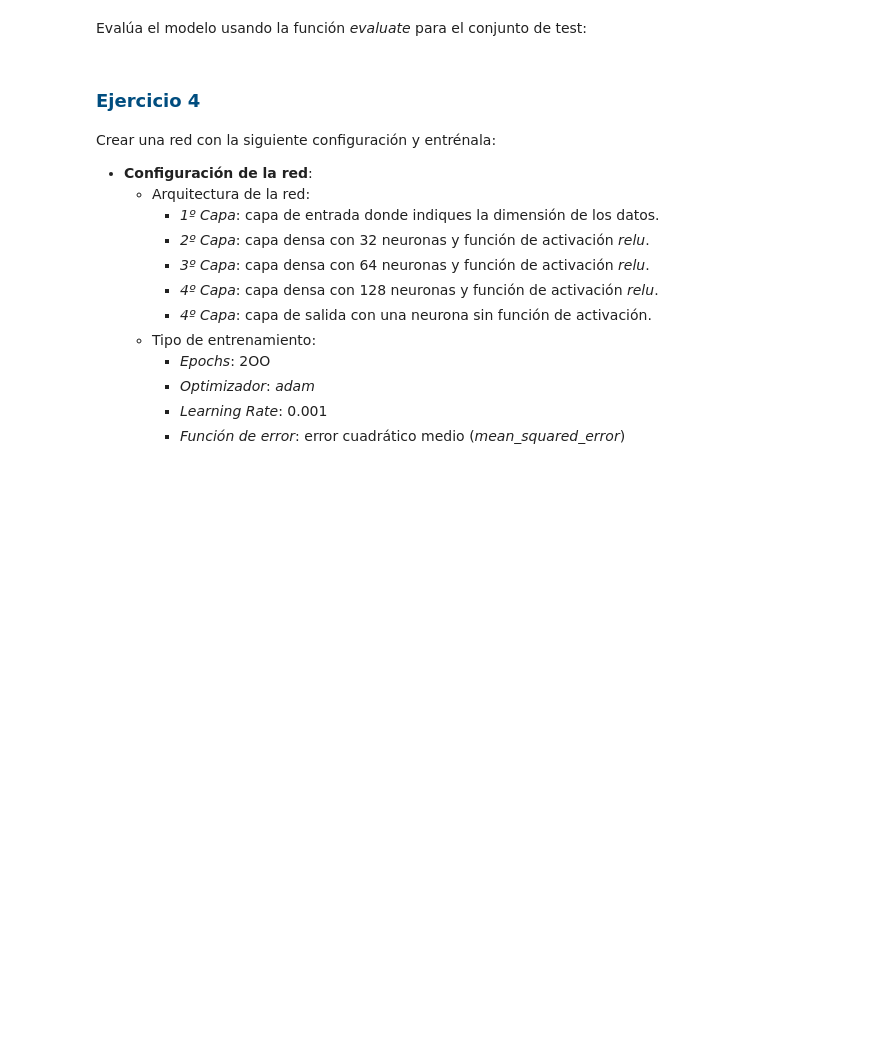
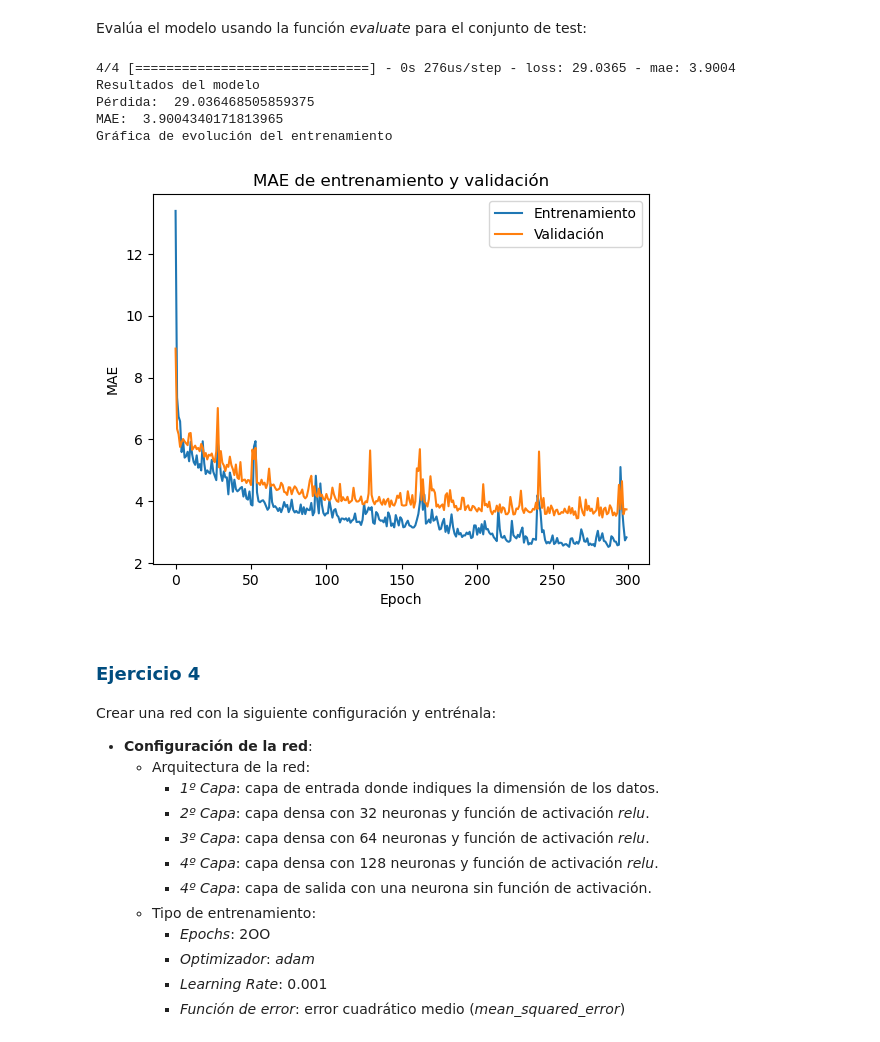
Before and after one commit to Adrianrobarq/DataScienceIEBS, a Jupyter notebook: Bloque 5/Deep Learning/sprints/Actividad-Sprint-2.ipynb, the cells around one changed output. Cells and saved outputs as stored; diff of their text form; code cells hidden in the pictures; blank space fills up the shorter version.

```diff
--- a/Bloque 5/Deep Learning/sprints/Actividad-Sprint-2.ipynb
+++ b/Bloque 5/Deep Learning/sprints/Actividad-Sprint-2.ipynb
@@ -39,4 +40,6 @@ https://www.tensorflow.org/api_docs/python/tf/keras/datasets/boston_housing/load
 ## <font color="#004D7F" size=4>Ejercicio 1</font>
 Carga los datos como hemos visto en el notebook de los ejercicios donde tengas los conjuntos de train y test:
 # %%
-# Completar
+# Cargamos los datos de Boston Housing
+
+(train_data, train_targets), (test_data, test_targets) = tf.keras.datasets.boston_housing.load_data()
@@ -82,4 +180,13 @@ Crear una red con la siguiente configuración y entrénala:
         - *Learning Rate*: 0.0001
         - *Función de error*: error cuadrático medio (*mean_squared_error*)
 # %%
-# Completar
+# Establecemos la arquitectura del modelo
+
+model2 = tf.keras.Sequential()
+model2.add(InputLayer(input_shape=(train_data.shape[1],)))
+model2.add(Dense(16, activation='relu'))
+model2.add(Dense(16, activation='relu'))
+model2.add(Dense(32, activation='relu'))
+model2.add(Dense(1, activation=None))
+
+print(model2.summary())
@@ -85,0 +211,7 @@ Crear una red con la siguiente configuración y entrénala:
+# %%
+# Definimos el optimizador
+opt = tf.keras.optimizers.Adam(learning_rate=0.0001)
+
+# Entrenamos el modelo
+model2.compile(optimizer='adam', loss='mse', metrics=['mae'])
+history2 = model2.fit(train_data, train_targets, validation_split=0.2, epochs=300, batch_size=32, verbose=1)
@@ -86,7 +236,28 @@ Crear una red con la siguiente configuración y entrénala:
 # %% [markdown]
 Evalúa el modelo usando la función *evaluate* para el conjunto de test:
 # %%
-# Completar
+# Vamos a evaluar el modelo
+resultado2 = model2.evaluate(test_data, test_targets, verbose=1)
+print('Resultados del modelo')
+print('Pérdida: ', resultado2[0])
+print('MAE: ', resultado2[1])
+
+# Representamos los resultados en una gráfica
+print('Gráfica de evolución del entrenamiento')
+plt.plot(history2.history['mae'])
+plt.plot(history2.history['val_mae'])
+plt.title('MAE de entrenamiento y validación')
+plt.ylabel('MAE')
+plt.xlabel('Epoch')
+plt.legend(['Entrenamiento', 'Validación'], loc='upper right')
+plt.show()
+# %% [output]
+4/4 [==============================] - 0s 276us/step - loss: 29.0365 - mae: 3.9004
+Resultados del modelo
+Pérdida:  29.036468505859375
+MAE:  3.9004340171813965
+Gráfica de evolución del entrenamiento
+[figure, added]
 # %% [markdown]
 ## <font color="#004D7F" size=4>Ejercicio 4</font>
 Crear una red con la siguiente configuración y entrénala:
```
Also changed, not shown: parts of 11 cells of this notebook.
